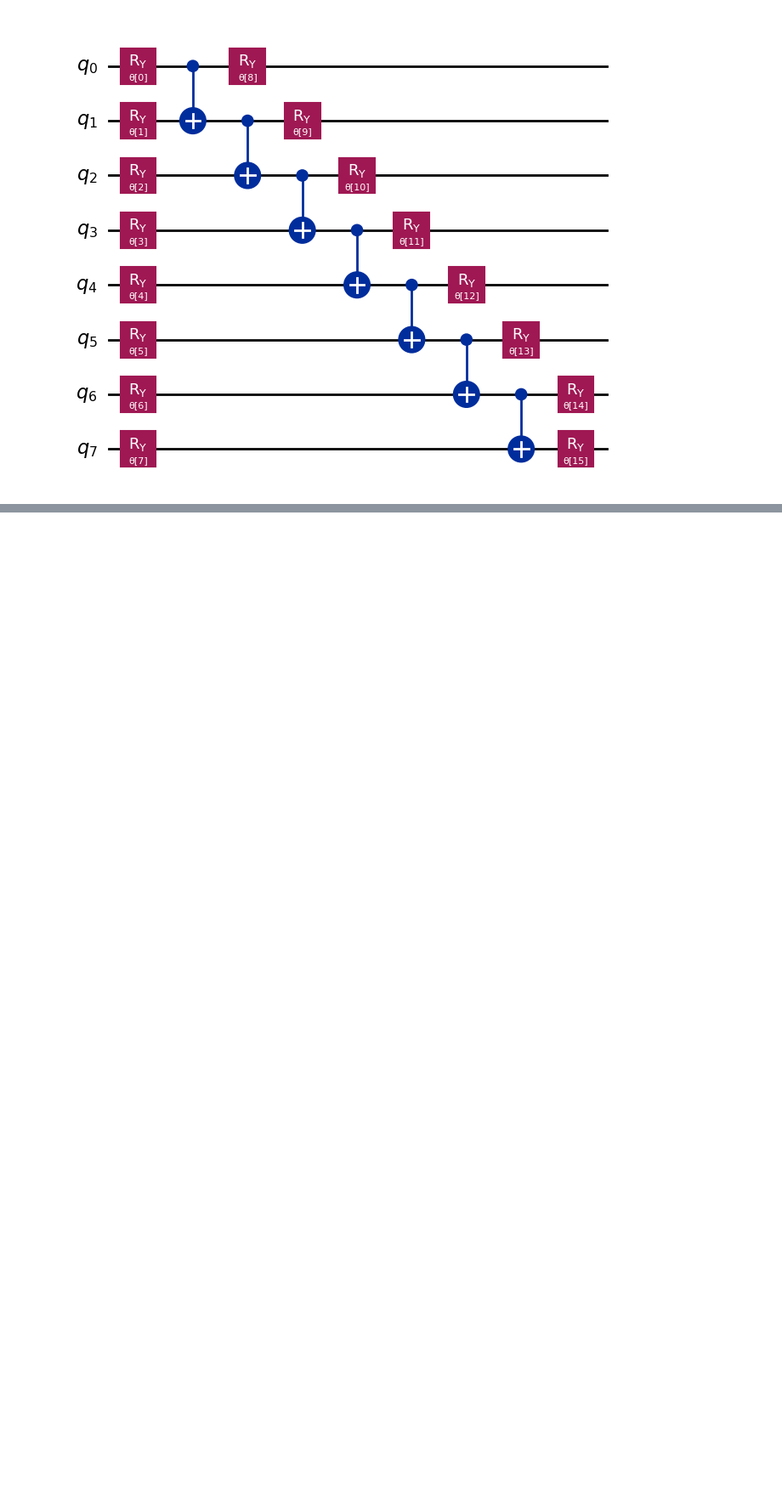
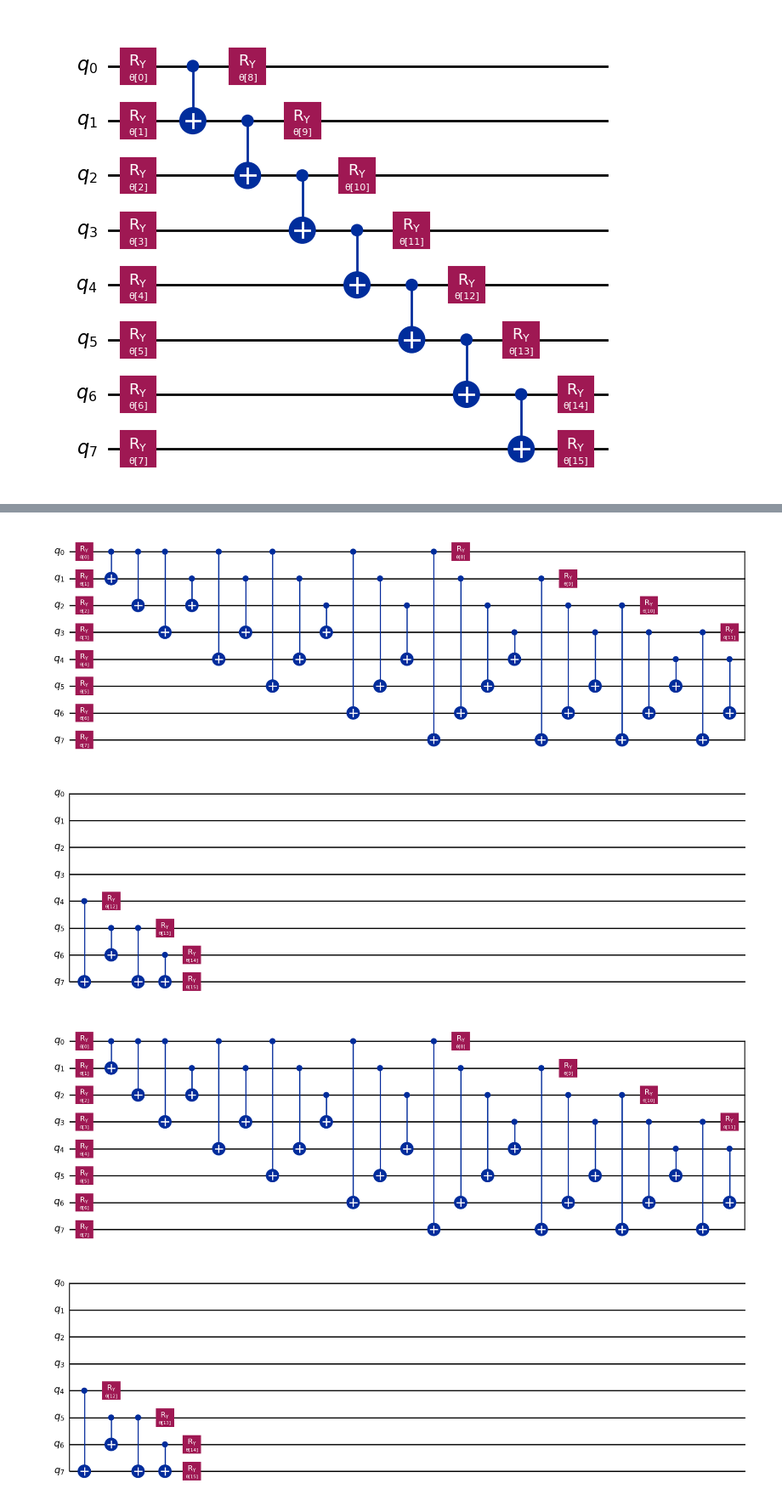
Before and after one commit to barra-white/qml-explainability-by-parts, a Jupyter notebook: misc/ansatz-circuits.ipynb, the cells around one changed output, grey strips where cells are left out. Shown at 85% size. Saved outputs shown, nothing was run; the diff lists cells and outputs as text; code cells hidden in the pictures; blank space fills up the shorter version.

```diff
--- a/misc/ansatz-circuits.ipynb
+++ b/misc/ansatz-circuits.ipynb
@@ -69,0 +75,5 @@ real_amplitudes(num_qubits=dataset.get_num_features(), reps=1, entanglement='lin
+# %%
+real_amplitudes(num_qubits=dataset.get_num_features(), reps=1, entanglement='full').draw('mpl')
+# %% [output]
+[figure, added]
+[figure, added]
```
Also changed, not shown: parts of 1 cell of this notebook.
